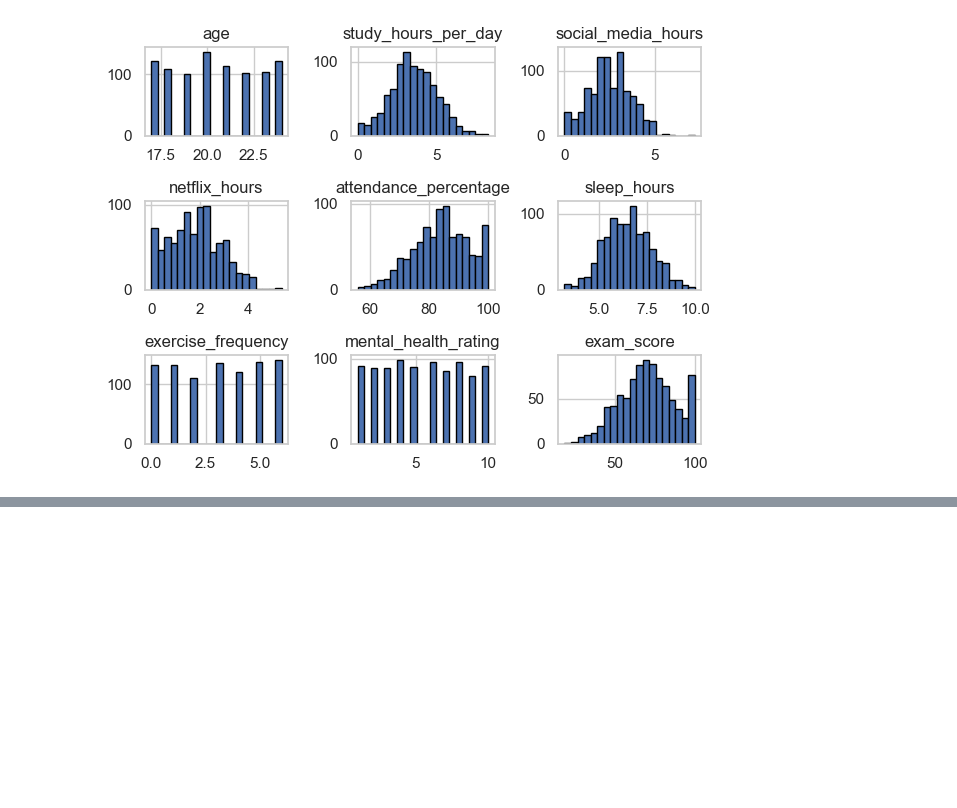
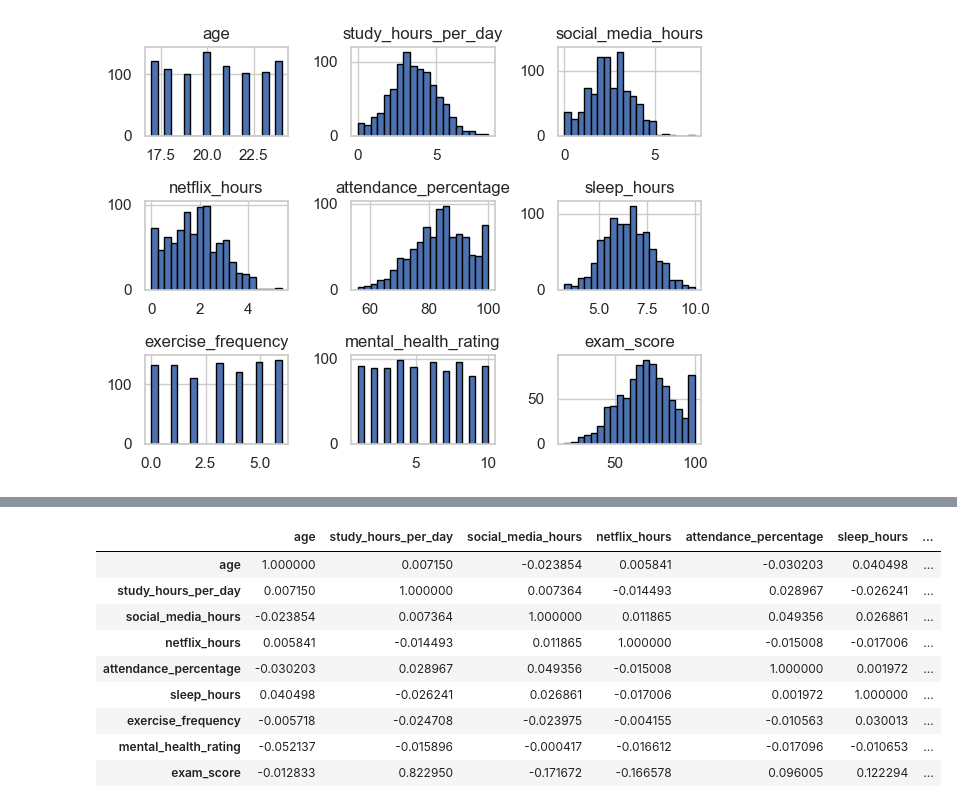
Before and after one commit to ThevinduDha/Predicting-Student-Exam-Scores, a Jupyter notebook: notebook.ipynb, the cells around one changed output, grey strips where cells are left out. Saved outputs shown, nothing was run; the diff lists cells and outputs as text; code cells hidden in the pictures; blank space fills up the shorter version.

```diff
--- a/notebook.ipynb
+++ b/notebook.ipynb
@@ -246,0 +257,13 @@ for col in categorical_cols:
+# %%
+df.corr(numeric_only= True)
+# %% [output]
+|  | age | study_hours_per_day | social_media_hours | netflix_hours | attendance_percentage | sleep_hours | ... |
+| age | 1.000000 | 0.007150 | -0.023854 | 0.005841 | -0.030203 | 0.040498 | ... |
+| study_hours_per_day | 0.007150 | 1.000000 | 0.007364 | -0.014493 | 0.028967 | -0.026241 | ... |
+| social_media_hours | -0.023854 | 0.007364 | 1.000000 | 0.011865 | 0.049356 | 0.026861 | ... |
+| netflix_hours | 0.005841 | -0.014493 | 0.011865 | 1.000000 | -0.015008 | -0.017006 | ... |
+| attendance_percentage | -0.030203 | 0.028967 | 0.049356 | -0.015008 | 1.000000 | 0.001972 | ... |
+| sleep_hours | 0.040498 | -0.026241 | 0.026861 | -0.017006 | 0.001972 | 1.000000 | ... |
+| exercise_frequency | -0.005718 | -0.024708 | -0.023975 | -0.004155 | -0.010563 | 0.030013 | ... |
+| mental_health_rating | -0.052137 | -0.015896 | -0.000417 | -0.016612 | -0.017096 | -0.010653 | ... |
+| exam_score | -0.012833 | 0.822950 | -0.171672 | -0.166578 | 0.096005 | 0.122294 | ... |
```
Also changed, not shown: parts of 2 cells of this notebook.
